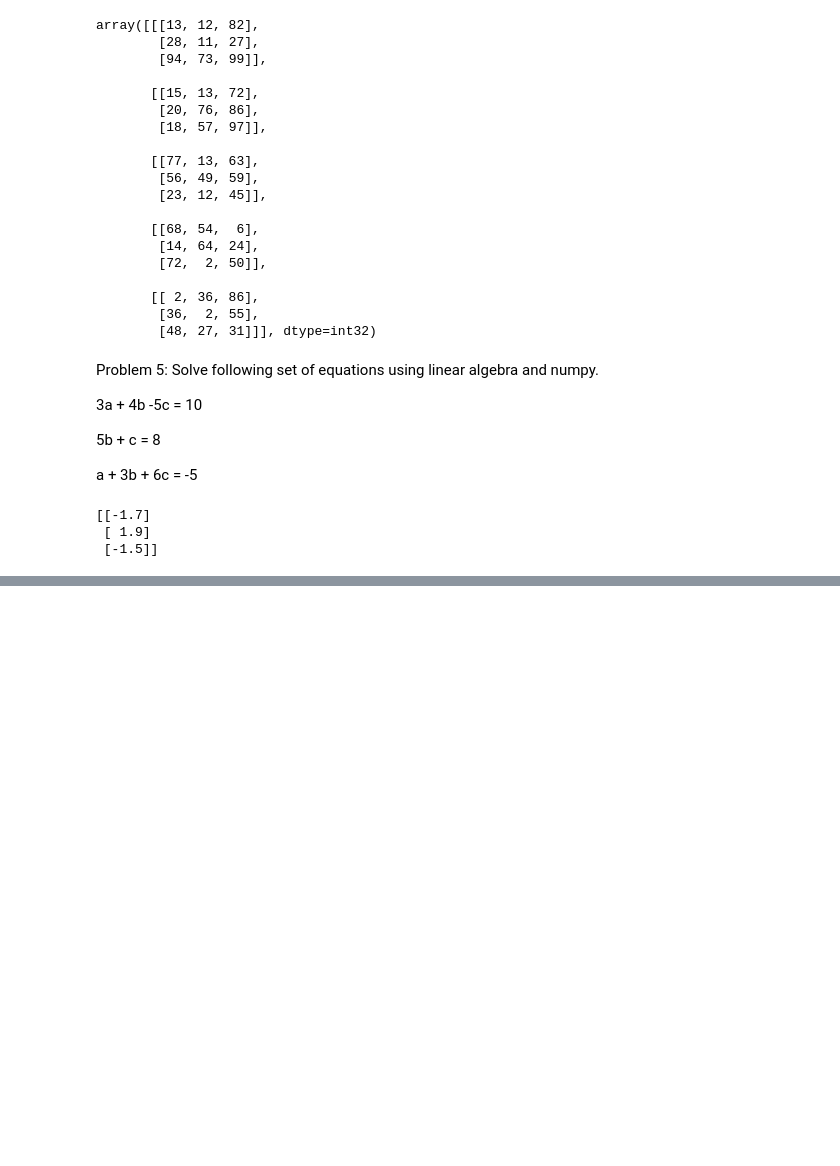
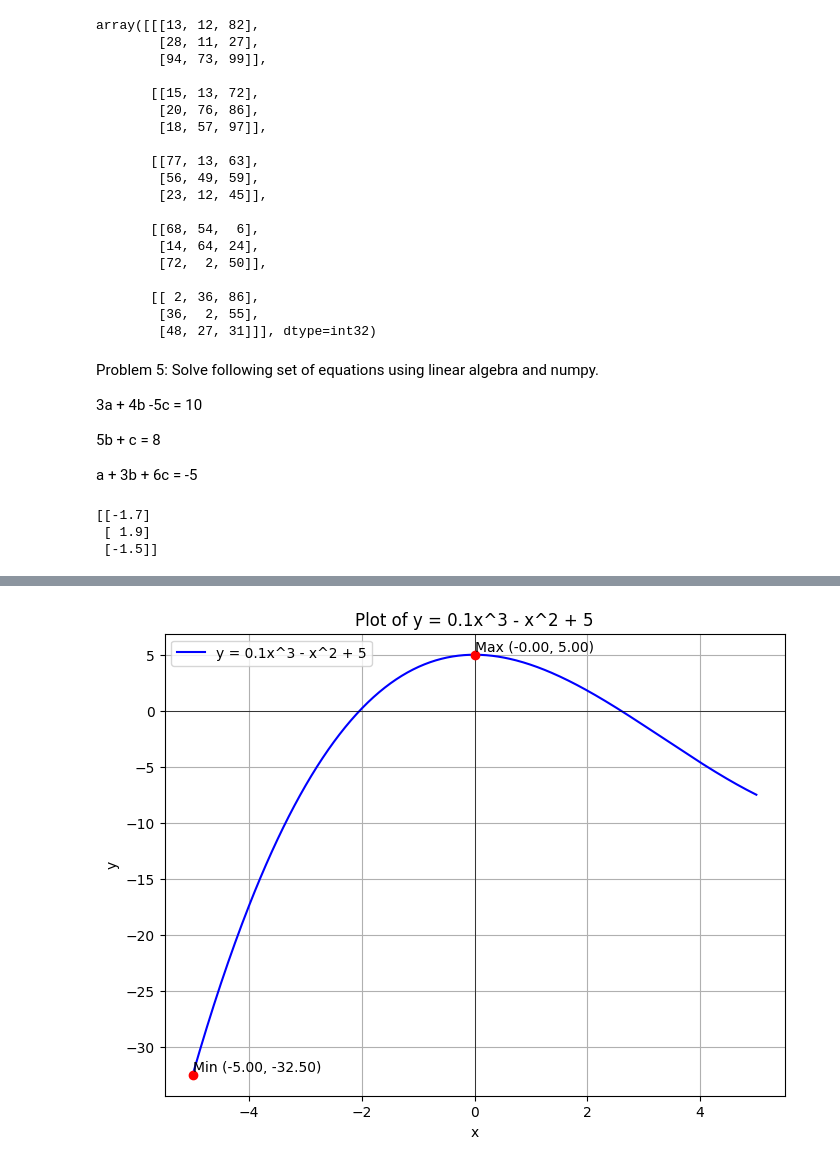
Before and after one commit to laurelfishburn/Assignment-1, a Jupyter notebook: Ass1.ipynb, the cells around one changed output, grey strips where cells are left out. Cells and saved outputs as stored; diff of their text form; code cells hidden in the pictures; blank space fills up the shorter version.

```diff
--- a/Ass1.ipynb
+++ b/Ass1.ipynb
@@ -170,0 +179,33 @@ print(X)
+# %%
+#part a
+import numpy as np
+import matplotlib.pyplot as plt
+from scipy.optimize import minimize_scalar
+
+def func(x):
+    return 0.1 * x**3 - x**2 + 5
+
+x_values = np.linspace(-5,5,400)
+y_values = func(x_values)
+
+min_result = minimize_scalar(func, bounds=(-5,5), method='bounded')
+max_result = minimize_scalar(lambda x: -func(x), bounds=(-5,5), method='bounded')
+
+min_x, min_y = min_result.x, func(min_result.x)
+max_x, max_y = max_result.x, func(max_result.x)
+
+plt.figure(figsize=(8,6))
+plt.plot(x_values, y_values, label='y = 0.1x^3 - x^2 + 5', color='blue')
+plt.scatter([min_x, max_x], [min_y, max_y], color='red', zorder=3)
+plt.text(min_x, min_y, f'Min ({min_x:.2f}, {min_y:.2f})', fontsize=10, verticalalignment='bottom')
+plt.text(max_x, max_y, f'Max ({max_x:.2f}, {max_y:.2f})', fontsize=10, verticalalignment='bottom')
+plt.axhline(0, color='black', linewidth=0.5)
+plt.axvline(0, color='black', linewidth=0.5)
+plt.grid()
+plt.legend()
+plt.title('Plot of y = 0.1x^3 - x^2 + 5')
+plt.xlabel('x')
+plt.ylabel('y')
+plt.show()
+# %% [output]
+[figure, added]
```
Also changed, not shown: parts of 1 cell of this notebook.
